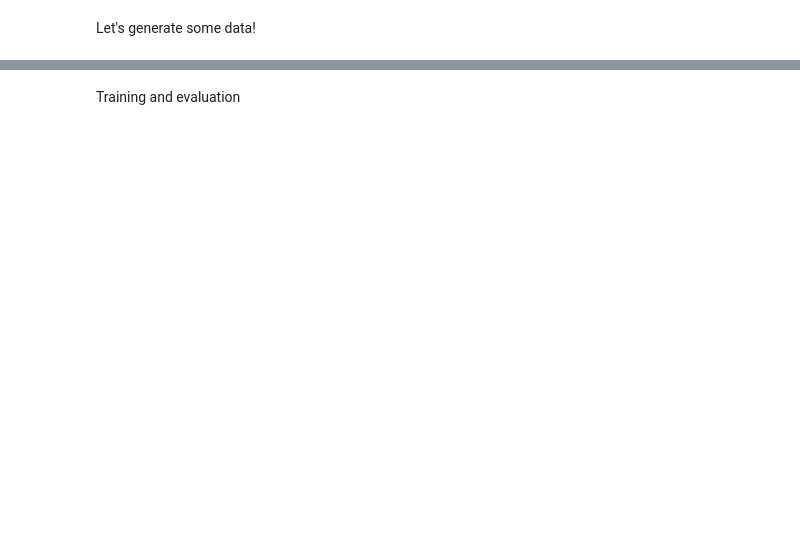
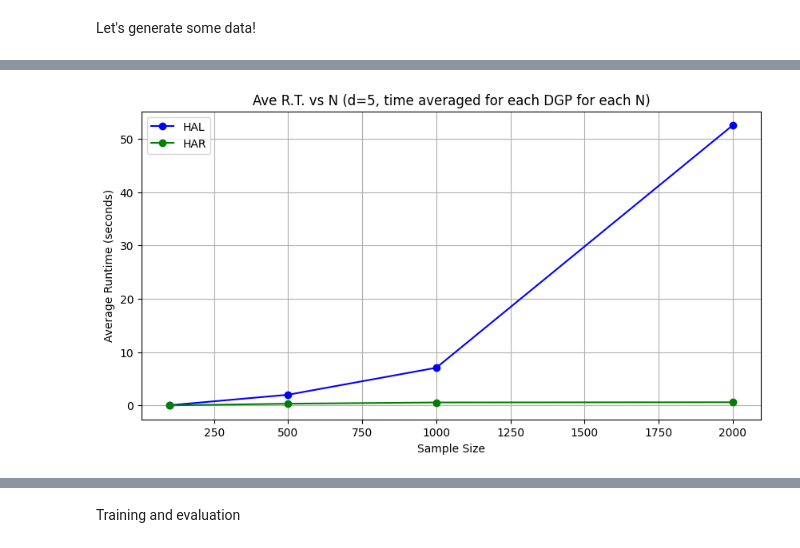
Before and after one commit to AlexHagemeister/HighlyAdaptiveRidge, a Jupyter notebook: My_HAL_sims.ipynb, the cells around one changed output, grey strips where cells are left out. Drawn from its saved outputs; the diff is of its cells as text; code cells hidden in the pictures; blank space fills up the shorter version.

```diff
--- a/My_HAL_sims.ipynb
+++ b/My_HAL_sims.ipynb
@@ -44,3 +193,86 @@ X_train, X_test, y_train, y_test = train_test_split(X, Y, test_size=test_size, r
 # # TODO: Ask Alejandro about this
 # alphas = model.lasso.alphas_
 # alpha = model.lasso.alpha_
+# %%
+import numpy as np
+import matplotlib.pyplot as plt
+from sklearn.model_selection import train_test_split
+from sklearn.metrics import mean_squared_error
+
+# Sample sizes to test
+sample_sizes = [100, 500, 1000, 2000]
+
+# Initialize a dictionary to store runtimes & MSEs for each model
+runtimes = {
+    'HAL': [],
+    'HAR': []
+}
+mses = {
+    'HAL': [],
+    'HAR': []
+}
+
+# Loop over each sample size
+for n in sample_sizes:
+    # Initialize accumulators for runtimes and MSEs
+    hal_times, har_times = [], []
+    hal_mses, har_mses = [], []
+
+    # Loop over each DGP
+    for dgp in dgp_list:
+        # Generate data
+        X, Y = dgp.generate_data(n, max(d_sizes))
+        X_train, X_test, Y_train, Y_test = train_test_split(X, Y, test_size=0.9, random_state=42)
+
+        # Fit HAL for given DGP, N, recording runtime and MSE
+        hal = HAL()
+        start_time = time.time()
+        hal.fit(X_train, Y_train)
+        hal_times.append(time.time() - start_time)
+        hal_mse = mean_squared_error(Y_test, hal.predict(X_test))
+        hal_mses.append(hal_mse)
+
+
+        # Fit HAr for given DGP, N, recording runtime and MSE
+        har = HAR()
+        start_time = time.time()
+        har.fit(X_train, Y_train)
+        har_times.append(time.time() - start_time)
+        har_mse = mean_squared_error(Y_test, har.predict(X_test))
+        har_mses.append(har_mse)
+
+    # Store the average runtime and MSE for each model across all DGPs
+    runtimes['HAL'].append(np.mean(hal_times))
+    runtimes['HAR'].append(np.mean(har_times))
+    mses['HAL'].append(np.mean(hal_mses))
+    mses['HAR'].append(np.mean(har_mses))
+
+# Plot Ave R.T. vs N (d=5, time averaged for each DGP for each N)
+plt.figure(figsize=(10, 5))
+colors = ['blue', 'green']
+model_names = ['HAL', 'HAR']
+
+# Loop through each model and plot with a different color
+for i, model in enumerate(model_names):
+    plt.plot(sample_sizes, runtimes[model], marker='o', label=model, color=colors[i])
+
+plt.title(f'Ave R.T. vs N (d={5}, time averaged for each DGP for each N)')
+plt.xlabel('Sample Size')
+plt.ylabel('Average Runtime (seconds)')
+plt.legend()
+plt.grid(True)
+plt.show()
+
+# Plotting MSE vs N
+plt.figure(figsize=(10, 5))
+for model, errors in mses.items():
+    plt.plot(sample_sizes, errors, marker='s', label=f'{model} MSE')
+
+plt.title('Average MSE vs Sample Size')
+plt.xlabel('Sample Size')
+plt.ylabel('Average MSE')
+plt.legend()
+plt.grid(True)
+plt.show()
+# %% [output]
+[figure, added]
```
Also changed, not shown: parts of 16 cells of this notebook, 6 other files.
